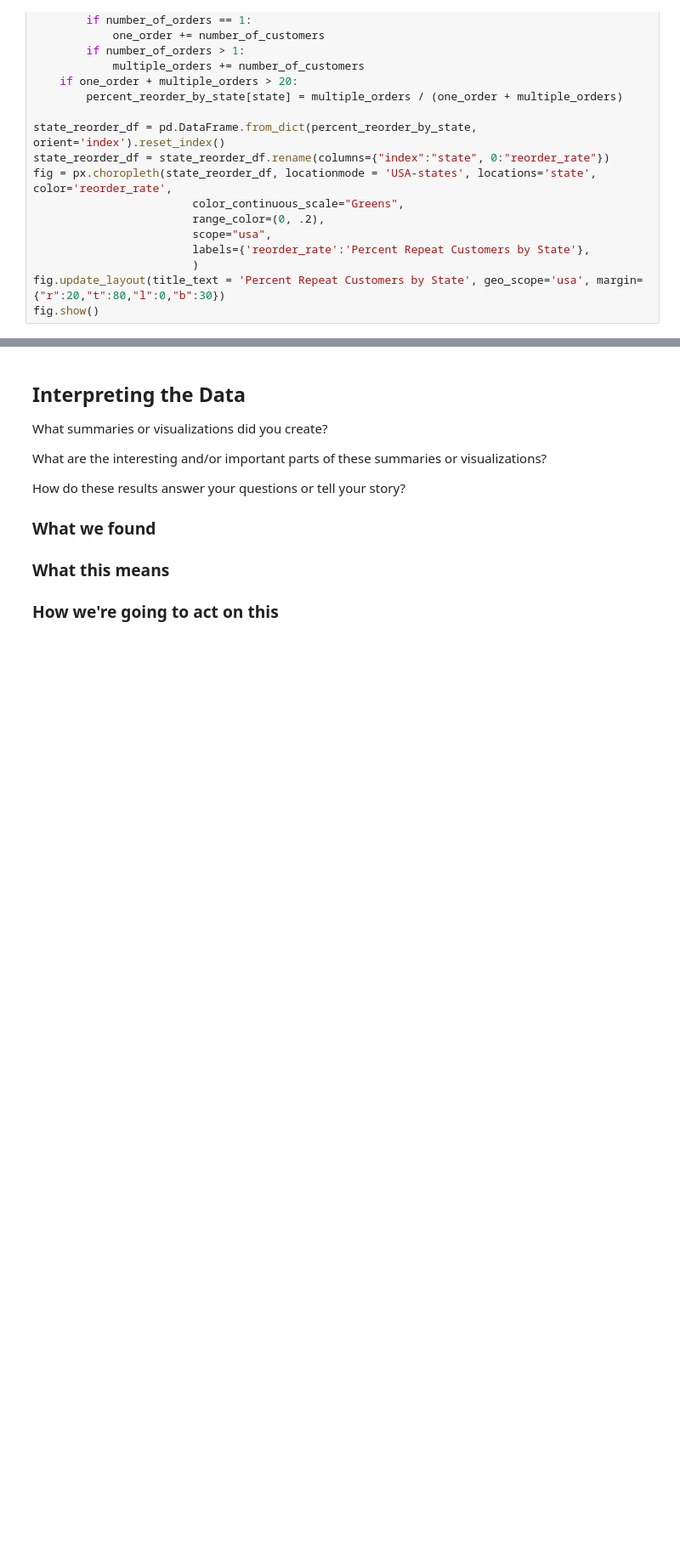
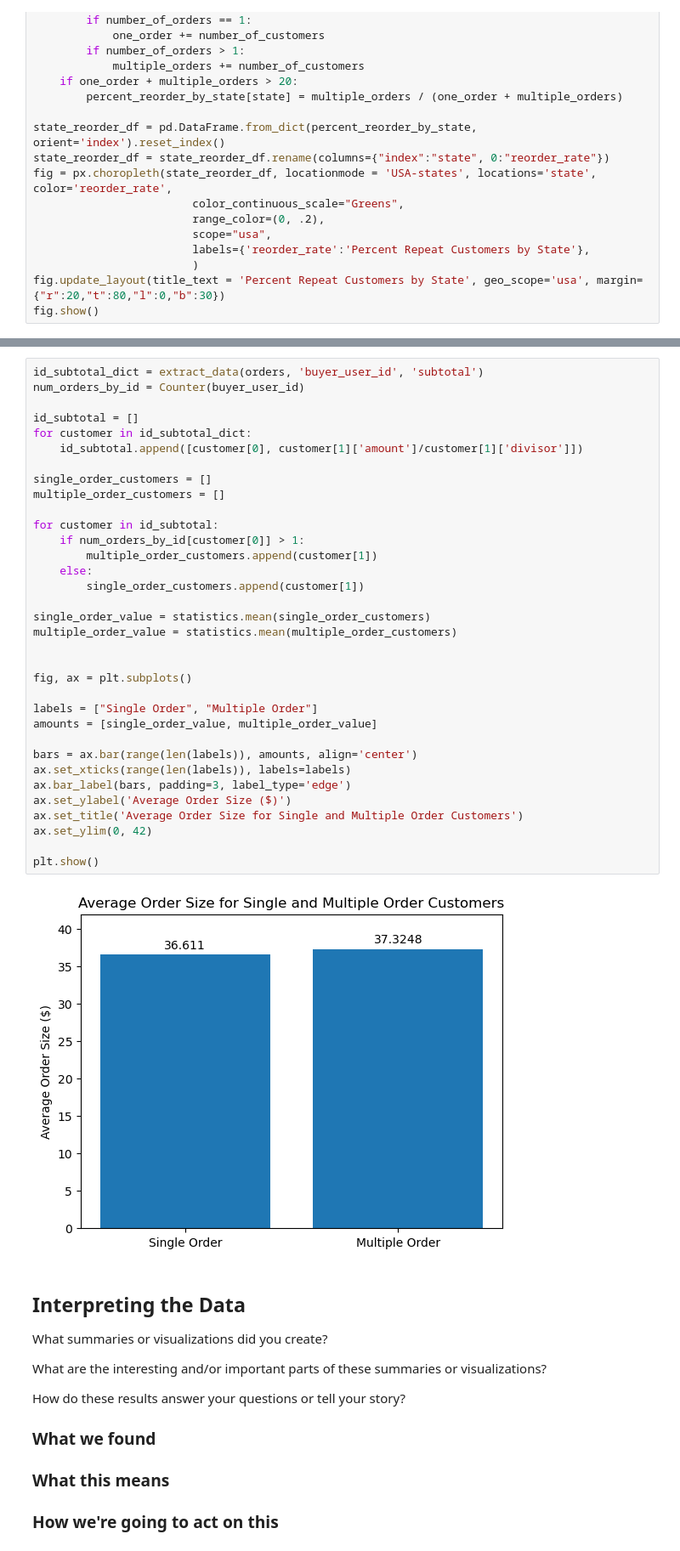
Before and after one commit to olincollege/repeat-order-analysis, a Jupyter notebook: Essay.ipynb, the cells around one changed output, grey strips where cells are left out. Shown at 85% size. Saved outputs shown, nothing was run; the diff lists cells and outputs as text; blank space fills up the shorter version.

```diff
--- a/Essay.ipynb
+++ b/Essay.ipynb
@@ -196,3 +306,39 @@ fig.show()
+# %%
+id_subtotal_dict = extract_data(orders, 'buyer_user_id', 'subtotal')
+num_orders_by_id = Counter(buyer_user_id)
+
+id_subtotal = []
+for customer in id_subtotal_dict:
+    id_subtotal.append([customer[0], customer[1]['amount']/customer[1]['divisor']])
+
+single_order_customers = []
+multiple_order_customers = []
+
+for customer in id_subtotal:
+    if num_orders_by_id[customer[0]] > 1:
+        multiple_order_customers.append(customer[1])
+    else:
+        single_order_customers.append(customer[1])
+
+single_order_value = statistics.mean(single_order_customers)
+multiple_order_value = statistics.mean(multiple_order_customers)
+
+
+fig, ax = plt.subplots()
+
+labels = ["Single Order", "Multiple Order"]
+amounts = [single_order_value, multiple_order_value]
+
+bars = ax.bar(range(len(labels)), amounts, align='center')
+ax.set_xticks(range(len(labels)), labels=labels)
+ax.bar_label(bars, padding=3, label_type='edge')
+ax.set_ylabel('Average Order Size ($)')
+ax.set_title('Average Order Size for Single and Multiple Order Customers')
+ax.set_ylim(0, 42)
+
+plt.show()
+# %% [output]
+[figure, added]
 # %% [markdown]
 ## Interpreting the Data
 
```
Also changed, not shown: parts of 13 cells of this notebook, 1 other file.
